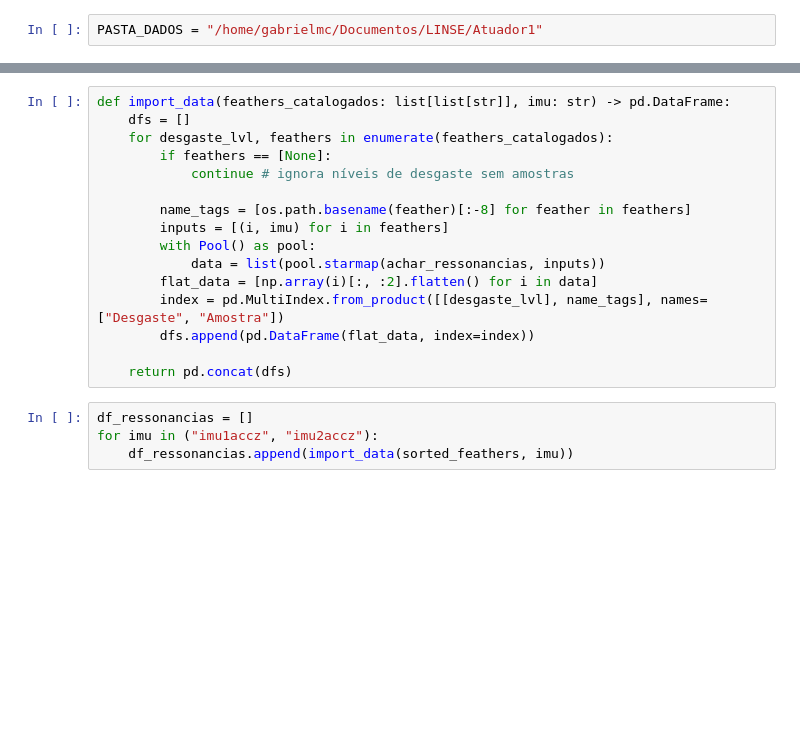
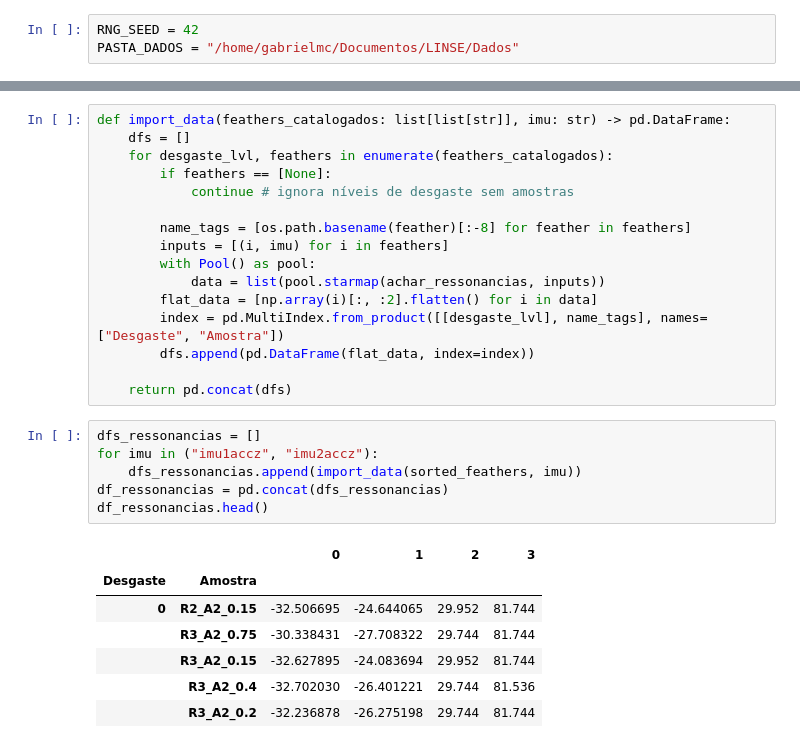
Before and after one commit to G4brielMartins/desgaste-viga, a Jupyter notebook: Ressonancias.ipynb, the cells around one changed output, grey strips where cells are left out. Cells and saved outputs as stored; diff of their text form; blank space fills up the shorter version.

```diff
--- a/Ressonancias.ipynb
+++ b/Ressonancias.ipynb
@@ -9,2 +15,3 @@ from DataImporter import achar_feathers, achar_ressonancias, agrupar_por_desgast
 # %%
-PASTA_DADOS = "/home/gabrielmc/Documentos/LINSE/Atuador1"
+RNG_SEED = 42
+PASTA_DADOS = "/home/gabrielmc/Documentos/LINSE/Dados"
@@ -28,7 +40,17 @@ def import_data(feathers_catalogados: list[list[str]], imu: str) -> pd.DataFrame
 
     return pd.concat(dfs)
 # %%
-df_ressonancias = []
+dfs_ressonancias = []
 for imu in ("imu1accz", "imu2accz"):
-    df_ressonancias.append(import_data(sorted_feathers, imu))
+    dfs_ressonancias.append(import_data(sorted_feathers, imu))
+df_ressonancias = pd.concat(dfs_ressonancias)
+df_ressonancias.head()
+# %% [output]
+|  |  | 0 | 1 | 2 | 3 |
+| Desgaste | Amostra |  |  |  |  |
+| 0 | R2_A2_0.15 | -32.506695 | -24.644065 | 29.952 | 81.744 |
+|  | R3_A2_0.75 | -30.338431 | -27.708322 | 29.744 | 81.744 |
+|  | R3_A2_0.15 | -32.627895 | -24.083694 | 29.952 | 81.744 |
+|  | R3_A2_0.4 | -32.702030 | -26.401221 | 29.744 | 81.536 |
+|  | R3_A2_0.2 | -32.236878 | -26.275198 | 29.744 | 81.744 |
 # %%
```
Also changed, not shown: parts of 13 cells of this notebook, 1 other file.
